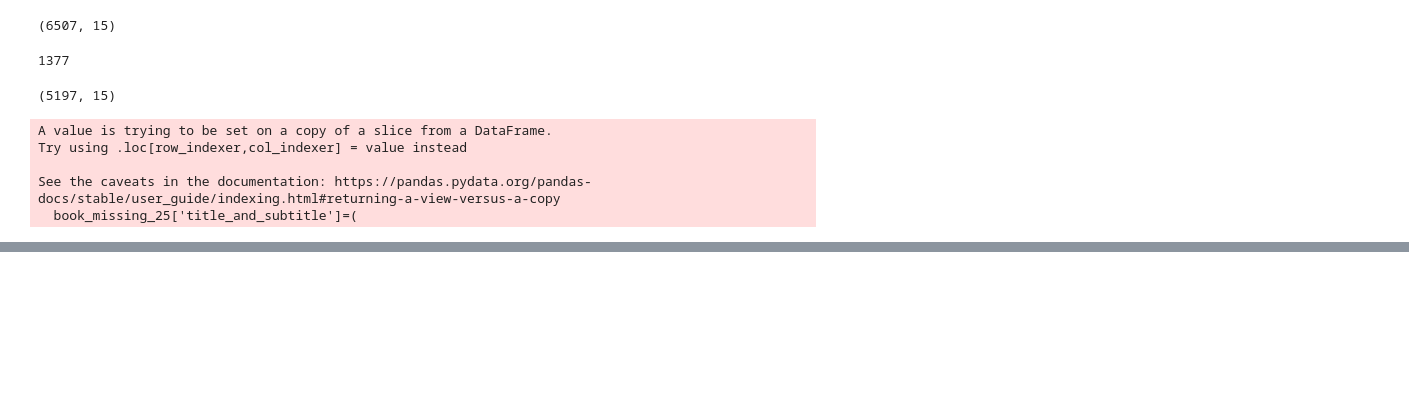
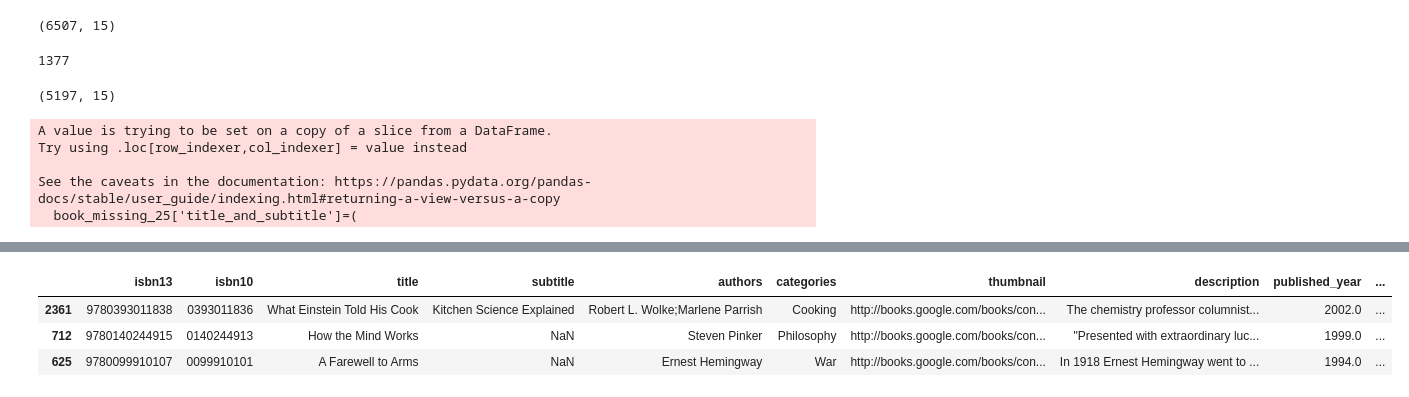
Before and after one commit to 18Ishika/Book_recommender_system, a Jupyter notebook: data-exp.ipynb, the cells around one changed output, grey strips where cells are left out. Cells and saved outputs as stored; diff of their text form; code cells hidden in the pictures; blank space fills up the shorter version.

```diff
--- a/data-exp.ipynb
+++ b/data-exp.ipynb
@@ -127,0 +134,2 @@ book_missing_25.sample(5)
+# %%
+book_missing_25['tagged_description']=book_missing_25[["isbn13",'description']].astype(str).agg("".join,axis=1)
@@ -127,0 +142,7 @@ book_missing_25.sample(5)
+# %%
+book_missing_25.sample(3)
+# %% [output]
+|  | isbn13 | isbn10 | title | subtitle | authors | categories | thumbnail | description | published_year | ... |
+| 2361 | 9780393011838 | 0393011836 | What Einstein Told His Cook | Kitchen Science Explained | Robert L. Wolke;Marlene Parrish | Cooking | http://books.google.com/books/con... | The chemistry professor columnist... | 2002.0 | ... |
+| 712 | 9780140244915 | 0140244913 | How the Mind Works | NaN | Steven Pinker | Philosophy | http://books.google.com/books/con... | "Presented with extraordinary luc... | 1999.0 | ... |
+| 625 | 9780099910107 | 0099910101 | A Farewell to Arms | NaN | Ernest Hemingway | War | http://books.google.com/books/con... | In 1918 Ernest Hemingway went to ... | 1994.0 | ... |
```
Also changed, not shown: parts of 5 cells of this notebook, 1 other file.
